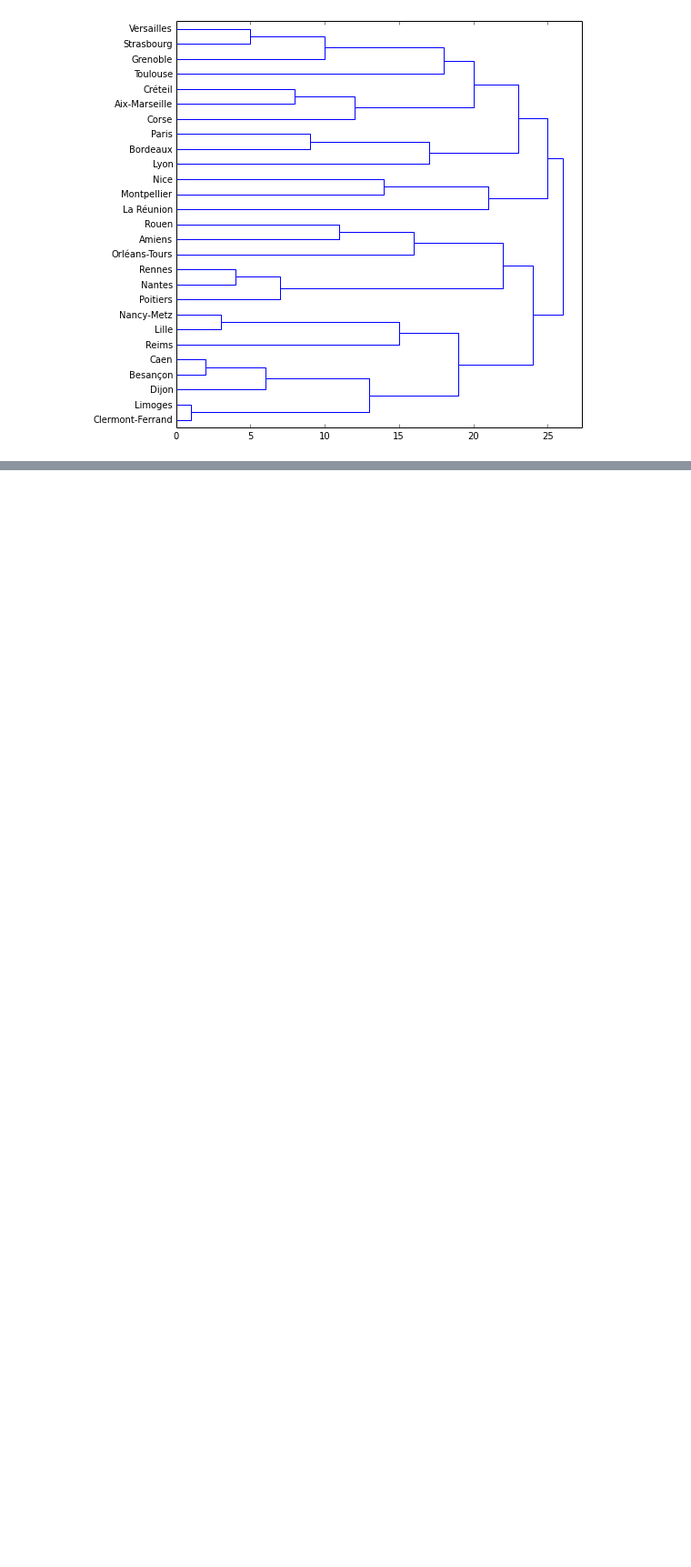
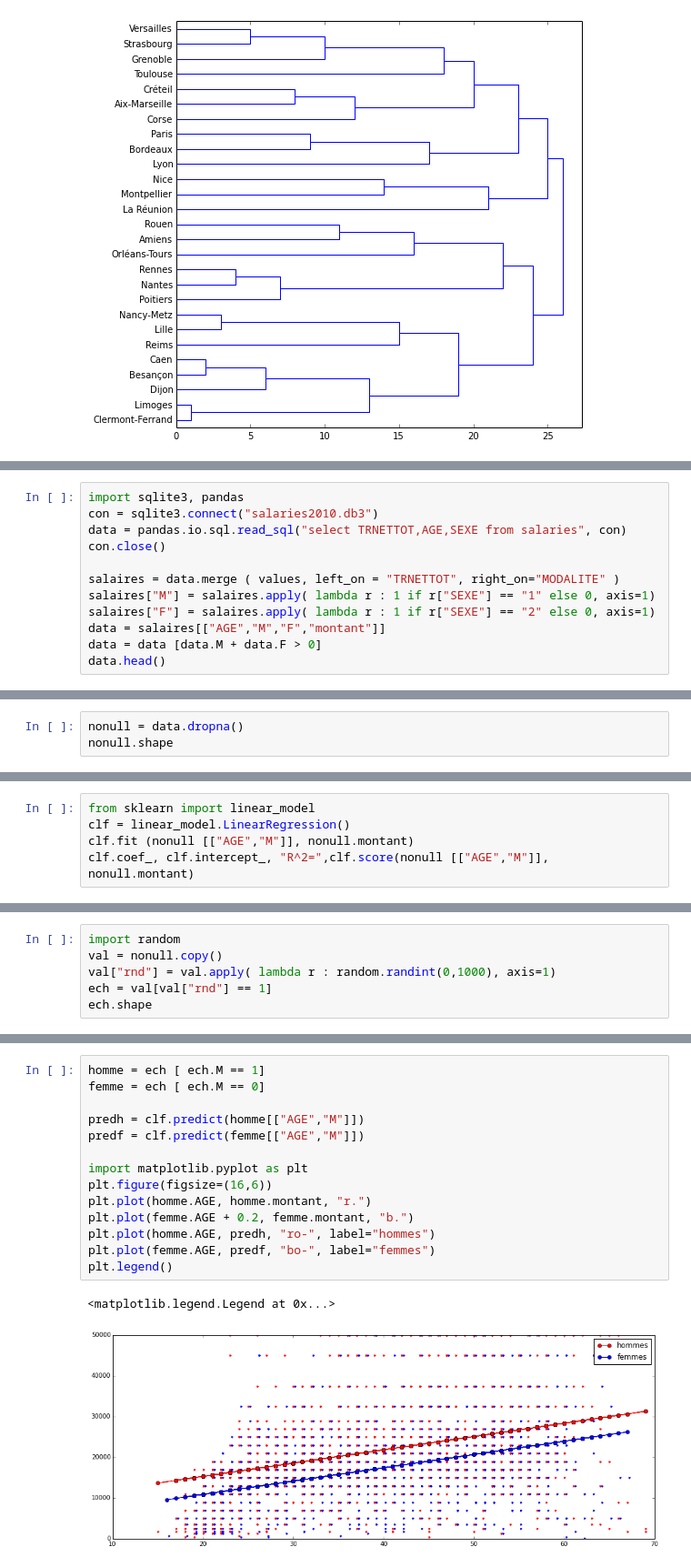
Before and after one commit to sdpython/ensae_teaching_cs, a Jupyter notebook: _doc/notebooks/td2a/td2a_correction_session_3A.ipynb, the cells around one changed output, grey strips where cells are left out. Shown at 91% size. Saved outputs shown, nothing was run; the diff lists cells and outputs as text; blank space fills up the shorter version.

```diff
--- a/_doc/notebooks/td2a/td2a_correction_session_3A.ipynb
+++ b/_doc/notebooks/td2a/td2a_correction_session_3A.ipynb
@@ -108,0 +103,12 @@ Deprecation warning: dbfread.open() has been replaced by DBF() and will be remov
+# %%
+import sqlite3, pandas
+con = sqlite3.connect("salaries2010.db3")
+data = pandas.io.sql.read_sql("select TRNETTOT,AGE,SEXE from salaries", con)
+con.close()
+
+salaires = data.merge ( values, left_on = "TRNETTOT", right_on="MODALITE" )
+salaires["M"] = salaires.apply( lambda r : 1 if r["SEXE"] == "1" else 0, axis=1)
+salaires["F"] = salaires.apply( lambda r : 1 if r["SEXE"] == "2" else 0, axis=1)
+data = salaires[["AGE","M","F","montant"]]
+data = data [data.M + data.F > 0]
+data.head()
@@ -108,0 +124,3 @@ Deprecation warning: dbfread.open() has been replaced by DBF() and will be remov
+# %%
+nonull = data.dropna()
+nonull.shape
@@ -108,0 +131,5 @@ Deprecation warning: dbfread.open() has been replaced by DBF() and will be remov
+# %%
+from sklearn import linear_model
+clf = linear_model.LinearRegression()
+clf.fit (nonull [["AGE","M"]], nonull.montant)
+clf.coef_, clf.intercept_, "R^2=",clf.score(nonull [["AGE","M"]], nonull.montant)
@@ -108,0 +143,6 @@ Deprecation warning: dbfread.open() has been replaced by DBF() and will be remov
+# %%
+import random
+val = nonull.copy()
+val["rnd"] = val.apply( lambda r : random.randint(0,1000), axis=1)
+ech = val[val["rnd"] == 1]
+ech.shape
@@ -108,0 +153,17 @@ Deprecation warning: dbfread.open() has been replaced by DBF() and will be remov
+# %%
+homme = ech [ ech.M == 1]
+femme = ech [ ech.M == 0]
+
+predh = clf.predict(homme[["AGE","M"]])
+predf = clf.predict(femme[["AGE","M"]])
+
+import matplotlib.pyplot as plt
+plt.figure(figsize=(16,6))
+plt.plot(homme.AGE, homme.montant, "r.")
+plt.plot(femme.AGE + 0.2, femme.montant, "b.")
+plt.plot(homme.AGE, predh, "ro-", label="hommes")
+plt.plot(femme.AGE, predf, "bo-", label="femmes")
+plt.legend()
+# %% [output]
+<matplotlib.legend.Legend at 0x...>
+[figure, added]
```
Also changed, not shown: parts of 13 cells of this notebook, 1 other file.
